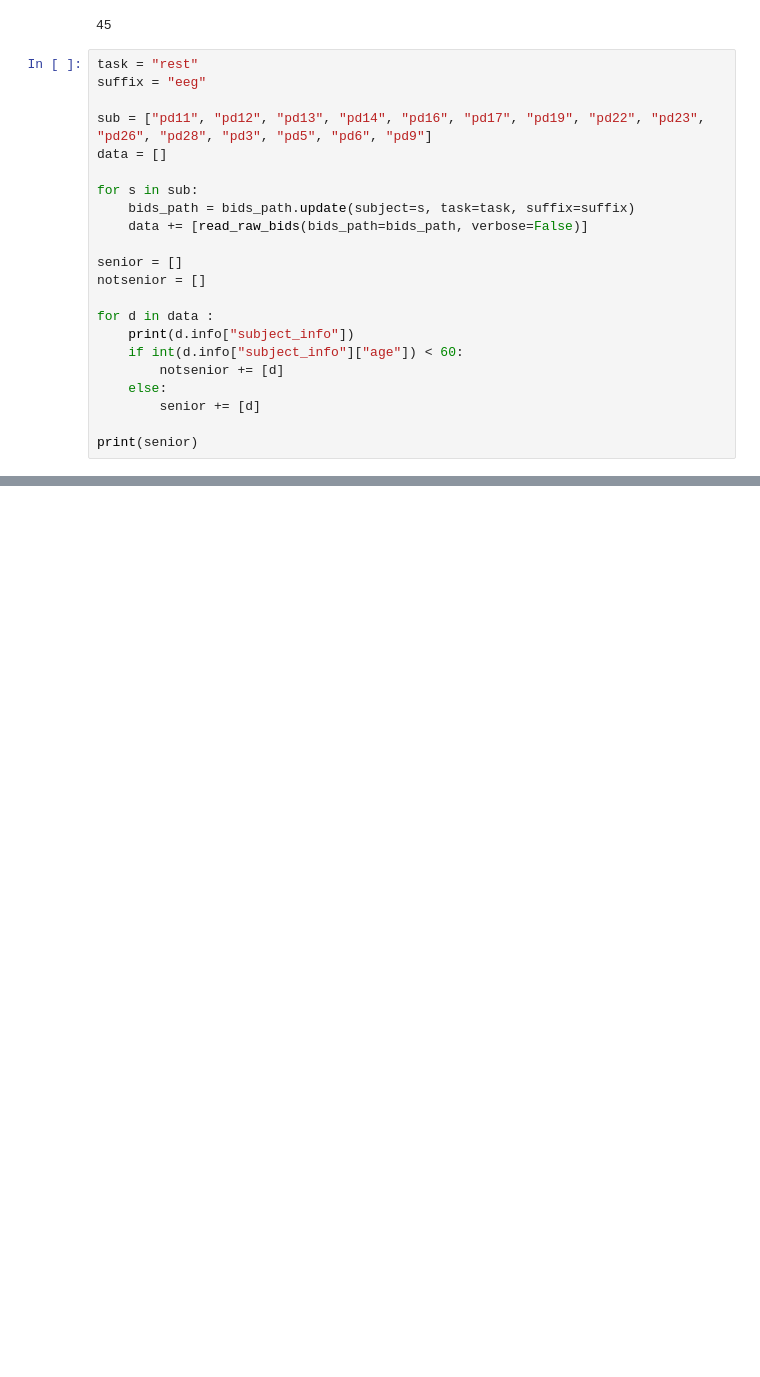
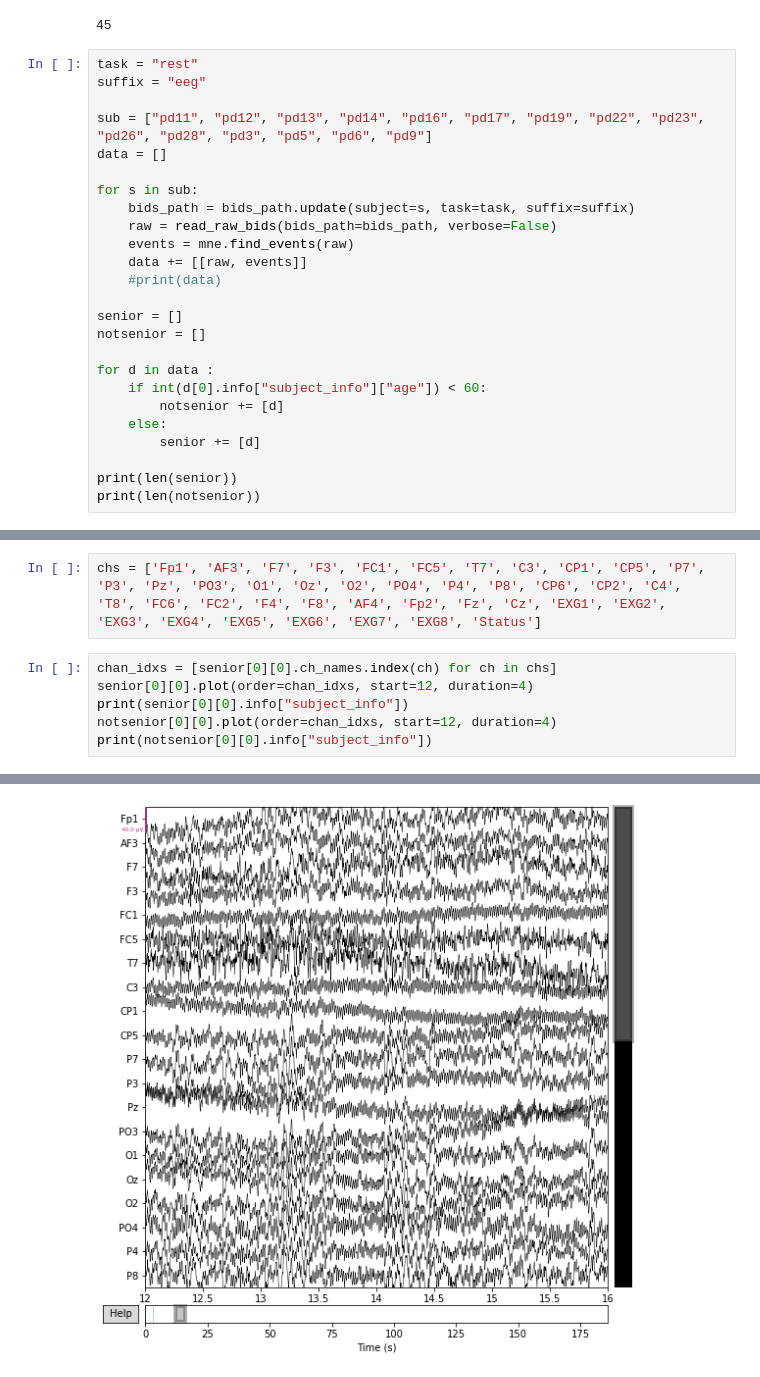
Before and after one commit to SPierre-Eloy/In-HousePOC3, a Jupyter notebook: in_housepoc3/Openneuro.ipynb, the cells around one changed output, grey strips where cells are left out. Cells and saved outputs as stored; diff of their text form; blank space fills up the shorter version.

Commit message:
processing and comparing data

```diff
--- a/in_housepoc3/Openneuro.ipynb
+++ b/in_housepoc3/Openneuro.ipynb
@@ -114,17 +115,20 @@ data = []
 
 for s in sub:
     bids_path = bids_path.update(subject=s, task=task, suffix=suffix)
-    data += [read_raw_bids(bids_path=bids_path, verbose=False)]
+    raw = read_raw_bids(bids_path=bids_path, verbose=False)
+    events = mne.find_events(raw)
+    data += [[raw, events]]
+    #print(data)
 
 senior = []
 notsenior = []
 
 for d in data :
-    print(d.info["subject_info"])
-    if int(d.info["subject_info"]["age"]) < 60:
+    if int(d[0].info["subject_info"]["age"]) < 60:
         notsenior += [d]
     else:
         senior += [d]
 
-print(senior)
+print(len(senior))
+print(len(notsenior))
 # %% [output]
@@ -146,0 +197,9 @@ print(senior)
+# %%
+chs = ['Fp1', 'AF3', 'F7', 'F3', 'FC1', 'FC5', 'T7', 'C3', 'CP1', 'CP5', 'P7', 'P3', 'Pz', 'PO3', 'O1', 'Oz', 'O2', 'PO4', 'P4', 'P8', 'CP6', 'CP2', 'C4', 'T8', 'FC6', 'FC2', 'F4', 'F8', 'AF4', 'Fp2', 'Fz', 'Cz', 'EXG1', 'EXG2', 'EXG3', 'EXG4', 'EXG5', 'EXG6', 'EXG7', 'EXG8', 'Status']
+# %%
+chan_idxs = [senior[0][0].ch_names.index(ch) for ch in chs]
+senior[0][0].plot(order=chan_idxs, start=12, duration=4)
+print(senior[0][0].info["subject_info"])
+notsenior[0][0].plot(order=chan_idxs, start=12, duration=4)
+print(notsenior[0][0].info["subject_info"])
+# %% [output]
@@ -146,0 +207 @@ print(senior)
+[figure, added]
```
Also changed, not shown: parts of 11 cells of this notebook.
